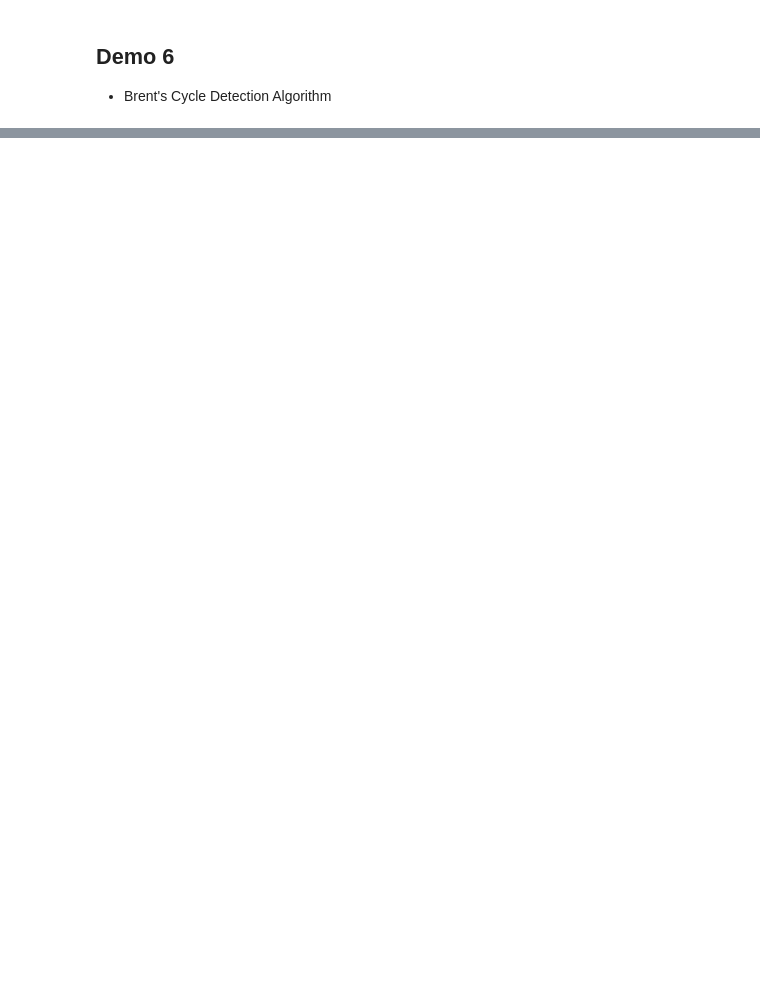
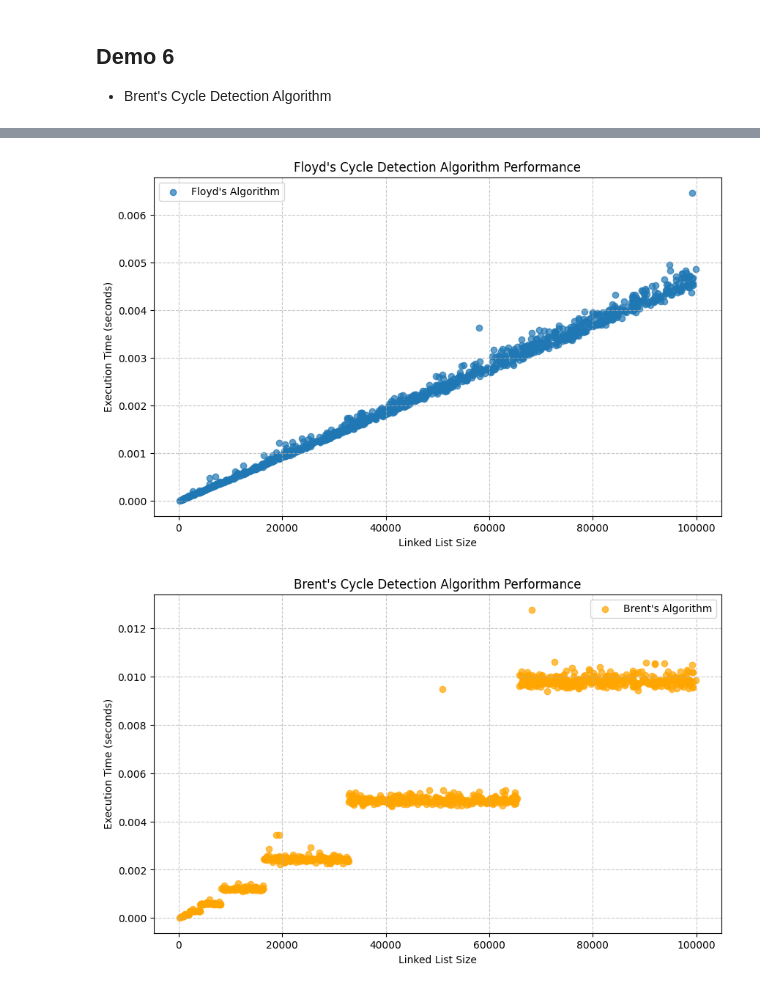
Before and after one commit to ColinCPittman/Cycle-Detection, a Jupyter notebook: CycleDetect.ipynb, the cells around one changed output, grey strips where cells are left out. Drawn from its saved outputs; the diff is of its cells as text; code cells hidden in the pictures; blank space fills up the shorter version.

```diff
--- a/CycleDetect.ipynb
+++ b/CycleDetect.ipynb
@@ -400,0 +520,5 @@ Cycle. Detected, the length of the cycle is 6.
+# %%
+compare_cycle_detection_algorithms(bulk_generate_random_cycle_lists(1000, fixed = True)) #when cycle started at 0
+# %% [output]
+[figure, added]
+[figure, added]
```
Also changed, not shown: parts of 18 cells of this notebook.
